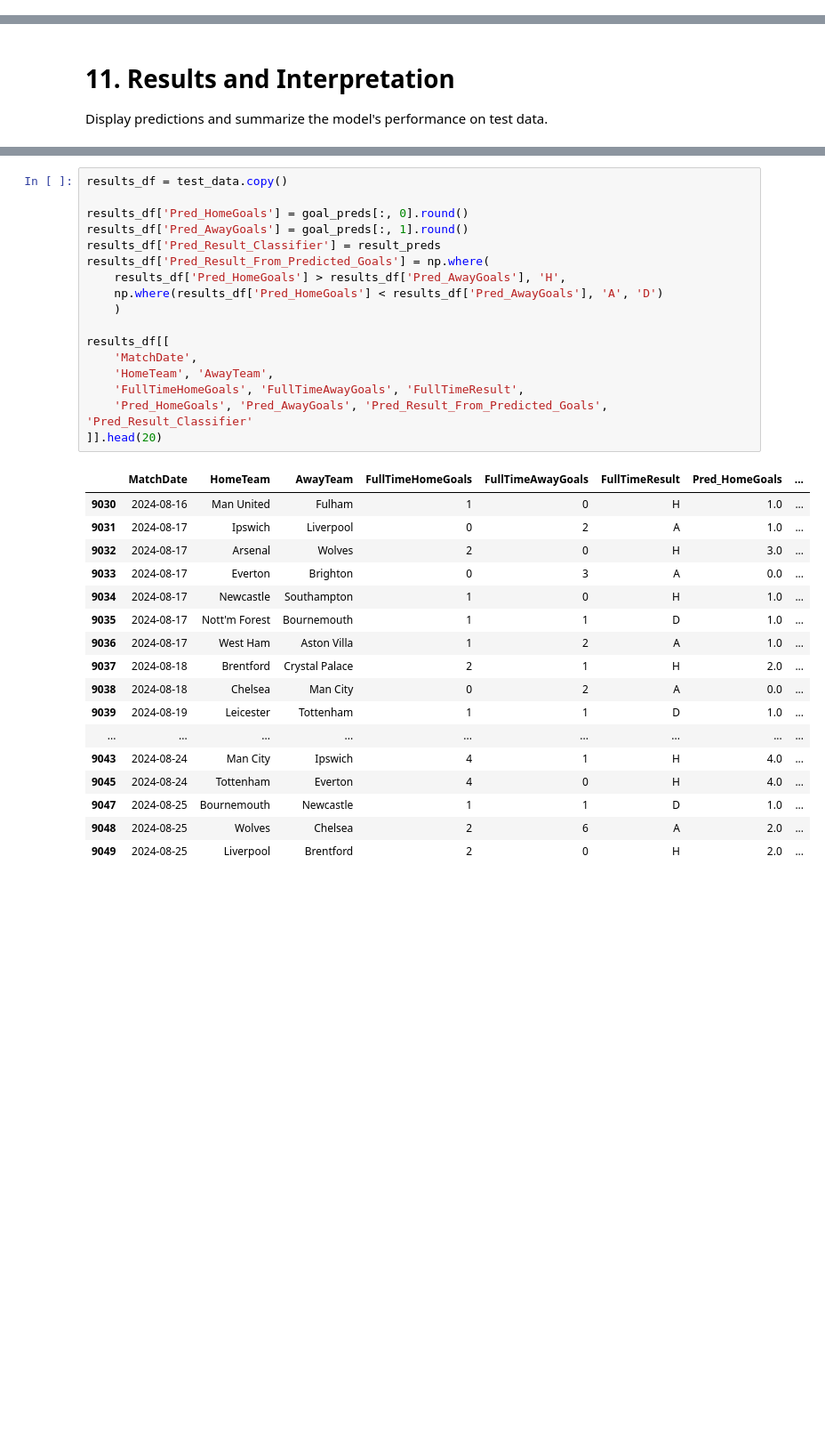
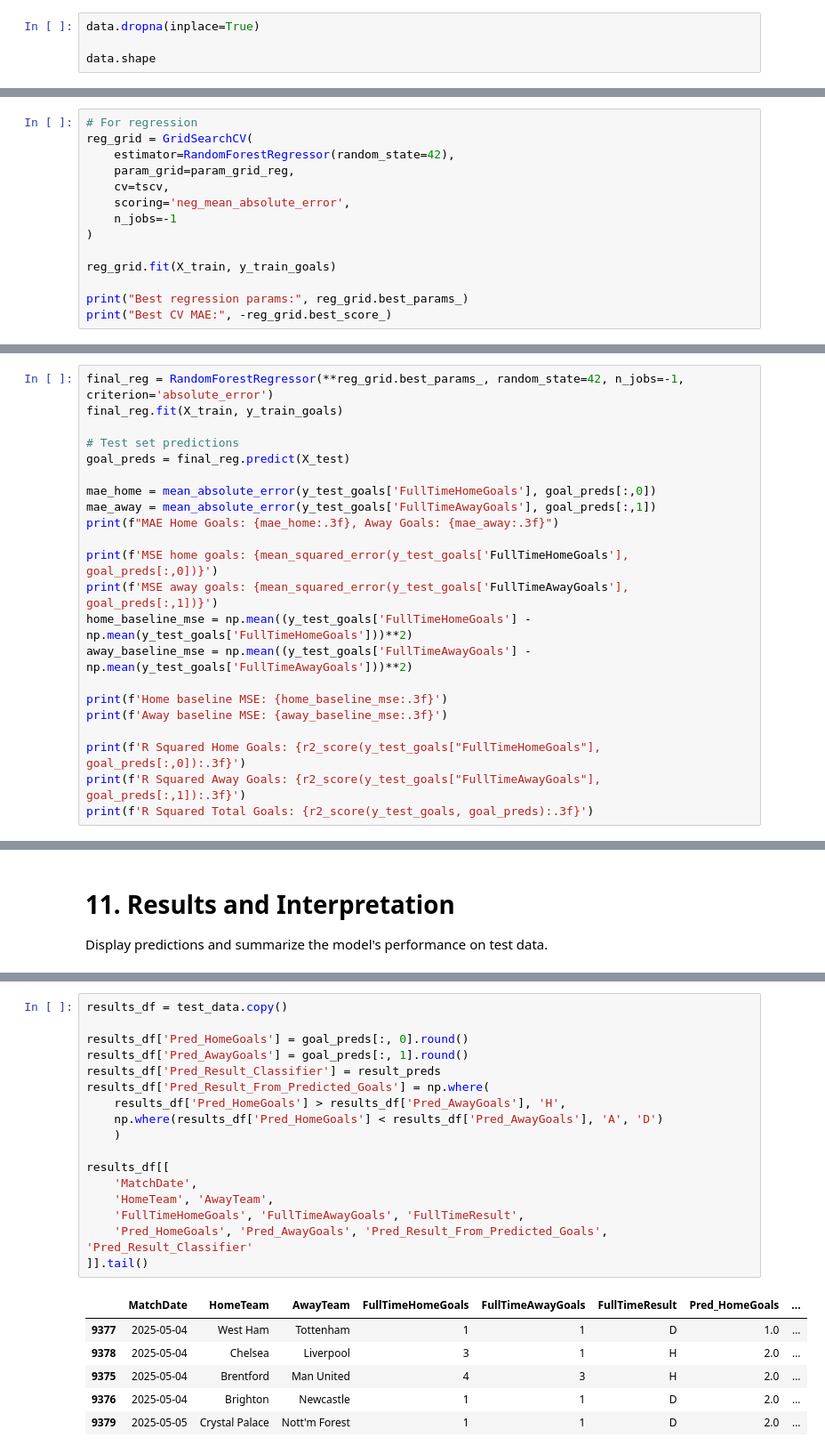
Before and after one commit to n-sherif/PersonalProjectPremierLeague, a Jupyter notebook: New.ipynb, the cells around one changed output, grey strips where cells are left out. Shown at 89% size. Saved outputs shown, nothing was run; the diff lists cells and outputs as text; blank space fills up the shorter version.

```diff
--- a/New.ipynb
+++ b/New.ipynb
@@ -43,0 +54,4 @@ Drop unnecessary columns and prepare the data for modeling.
+# %%
+data.dropna(inplace=True)
+
+data.shape
@@ -421,0 +356,14 @@ optional!
+# %%
+# For regression
+reg_grid = GridSearchCV(
+    estimator=RandomForestRegressor(random_state=42),
+    param_grid=param_grid_reg,
+    cv=tscv,
+    scoring='neg_mean_absolute_error',
+    n_jobs=-1
+)
+
+reg_grid.fit(X_train, y_train_goals)
+
+print("Best regression params:", reg_grid.best_params_)
+print("Best CV MAE:", -reg_grid.best_score_)
@@ -421,0 +375,22 @@ optional!
+# %%
+final_reg = RandomForestRegressor(**reg_grid.best_params_, random_state=42, n_jobs=-1, criterion='absolute_error')
+final_reg.fit(X_train, y_train_goals)
+
+# Test set predictions
+goal_preds = final_reg.predict(X_test)
+
+mae_home = mean_absolute_error(y_test_goals['FullTimeHomeGoals'], goal_preds[:,0])
+mae_away = mean_absolute_error(y_test_goals['FullTimeAwayGoals'], goal_preds[:,1])
+print(f"MAE Home Goals: {mae_home:.3f}, Away Goals: {mae_away:.3f}")
+
+print(f'MSE home goals: {mean_squared_error(y_test_goals['FullTimeHomeGoals'], goal_preds[:,0])}')
+print(f'MSE away goals: {mean_squared_error(y_test_goals['FullTimeAwayGoals'], goal_preds[:,1])}')
+home_baseline_mse = np.mean((y_test_goals['FullTimeHomeGoals'] - np.mean(y_test_goals['FullTimeHomeGoals']))**2)
+away_baseline_mse = np.mean((y_test_goals['FullTimeAwayGoals'] - np.mean(y_test_goals['FullTimeAwayGoals']))**2)
+
+print(f'Home baseline MSE: {home_baseline_mse:.3f}')
+print(f'Away baseline MSE: {away_baseline_mse:.3f}')
+
+print(f'R Squared Home Goals: {r2_score(y_test_goals["FullTimeHomeGoals"], goal_preds[:,0]):.3f}')
+print(f'R Squared Away Goals: {r2_score(y_test_goals["FullTimeAwayGoals"], goal_preds[:,1]):.3f}')
+print(f'R Squared Total Goals: {r2_score(y_test_goals, goal_preds):.3f}')
@@ -425,35 +450,24 @@ Display predictions and summarize the model's performance on test data.
 # %%
 results_df = test_data.copy()
 
 results_df['Pred_HomeGoals'] = goal_preds[:, 0].round()
 results_df['Pred_AwayGoals'] = goal_preds[:, 1].round()
 results_df['Pred_Result_Classifier'] = result_preds
 results_df['Pred_Result_From_Predicted_Goals'] = np.where(
     results_df['Pred_HomeGoals'] > results_df['Pred_AwayGoals'], 'H',
     np.where(results_df['Pred_HomeGoals'] < results_df['Pred_AwayGoals'], 'A', 'D')
     )
 
 results_df[[
     'MatchDate',
     'HomeTeam', 'AwayTeam',
     'FullTimeHomeGoals', 'FullTimeAwayGoals', 'FullTimeResult',
     'Pred_HomeGoals', 'Pred_AwayGoals', 'Pred_Result_From_Predicted_Goals', 'Pred_Result_Classifier'
-]].head(20)
+]].tail()
 # %% [output]
 |  | MatchDate | HomeTeam | AwayTeam | FullTimeHomeGoals | FullTimeAwayGoals | FullTimeResult | Pred_HomeGoals | ... |
-| 9030 | 2024-08-16 | Man United | Fulham | 1 | 0 | H | 1.0 | ... |
-| 9031 | 2024-08-17 | Ipswich | Liverpool | 0 | 2 | A | 1.0 | ... |
-| 9032 | 2024-08-17 | Arsenal | Wolves | 2 | 0 | H | 3.0 | ... |
-| 9033 | 2024-08-17 | Everton | Brighton | 0 | 3 | A | 0.0 | ... |
-| 9034 | 2024-08-17 | Newcastle | Southampton | 1 | 0 | H | 1.0 | ... |
-| 9035 | 2024-08-17 | Nott'm Forest | Bournemouth | 1 | 1 | D | 1.0 | ... |
-| 9036 | 2024-08-17 | West Ham | Aston Villa | 1 | 2 | A | 1.0 | ... |
-| 9037 | 2024-08-18 | Brentford | Crystal Palace | 2 | 1 | H | 2.0 | ... |
-| 9038 | 2024-08-18 | Chelsea | Man City | 0 | 2 | A | 0.0 | ... |
-| 9039 | 2024-08-19 | Leicester | Tottenham | 1 | 1 | D | 1.0 | ... |
-| ... | ... | ... | ... | ... | ... | ... | ... | ... |
-| 9043 | 2024-08-24 | Man City | Ipswich | 4 | 1 | H | 4.0 | ... |
-| 9045 | 2024-08-24 | Tottenham | Everton | 4 | 0 | H | 4.0 | ... |
-| 9047 | 2024-08-25 | Bournemouth | Newcastle | 1 | 1 | D | 1.0 | ... |
-| 9048 | 2024-08-25 | Wolves | Chelsea | 2 | 6 | A | 2.0 | ... |
-| 9049 | 2024-08-25 | Liverpool | Brentford | 2 | 0 | H | 2.0 | ... |
+| 9377 | 2025-05-04 | West Ham | Tottenham | 1 | 1 | D | 1.0 | ... |
+| 9378 | 2025-05-04 | Chelsea | Liverpool | 3 | 1 | H | 2.0 | ... |
+| 9375 | 2025-05-04 | Brentford | Man United | 4 | 3 | H | 2.0 | ... |
+| 9376 | 2025-05-04 | Brighton | Newcastle | 1 | 1 | D | 2.0 | ... |
+| 9379 | 2025-05-05 | Crystal Palace | Nott'm Forest | 1 | 1 | D | 2.0 | ... |
```
Also changed, not shown: parts of 77 cells of this notebook, 2 other files.
